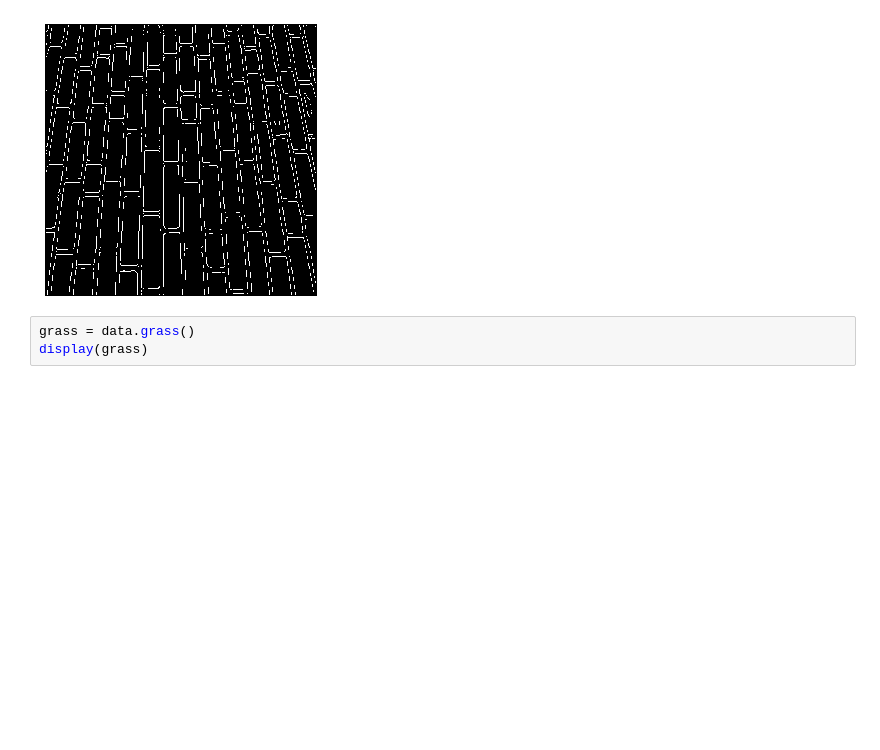
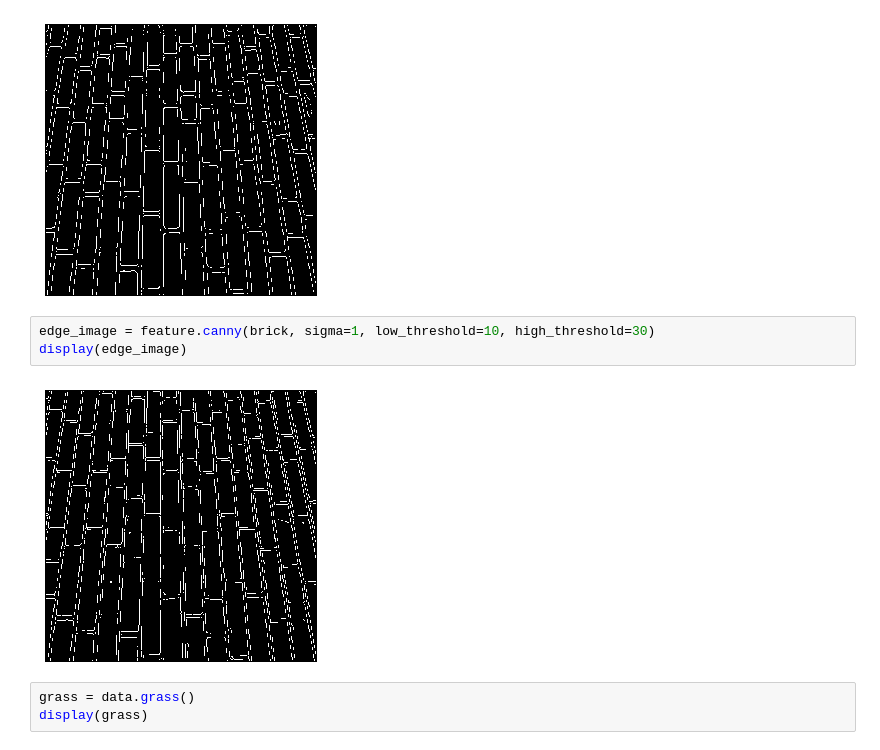
Before and after one commit to yrafalin/ComputerVision, a Jupyter notebook: EdgeDetection/Advanced edge detection.ipynb, the cells around one changed output. Saved outputs shown, nothing was run; the diff lists cells and outputs as text; blank space fills up the shorter version.

```diff
--- a/EdgeDetection/Advanced edge detection.ipynb
+++ b/EdgeDetection/Advanced edge detection.ipynb
@@ -294,6 +294,11 @@ edge_image = feature.canny(brick, sigma=3, low_threshold=4, high_threshold=9)
 display(edge_image)
 # %% [output]
 [figure]
+# %%
+edge_image = feature.canny(brick, sigma=1, low_threshold=10, high_threshold=30)
+display(edge_image)
+# %% [output]
+[figure, added]
 # %%
 grass = data.grass()
 display(grass)
```
Also changed, not shown: parts of 1 cell of this notebook.
